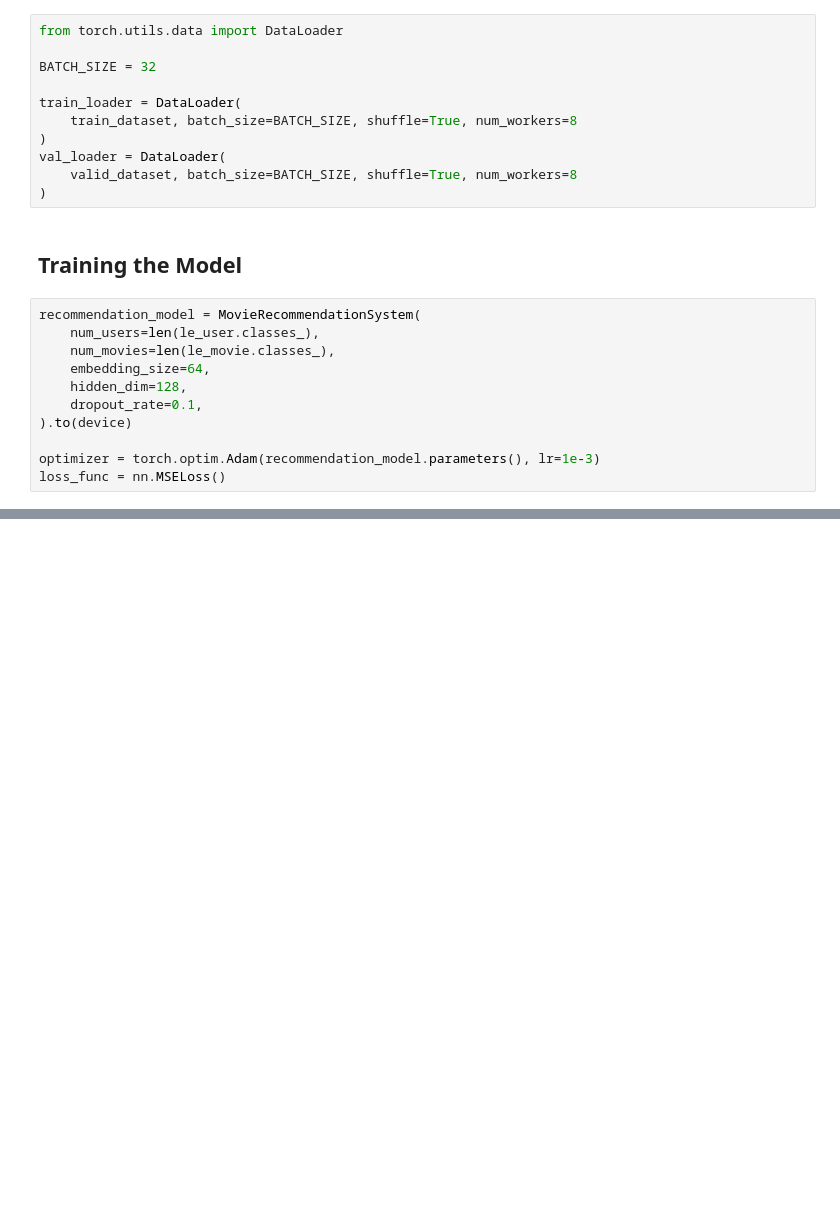
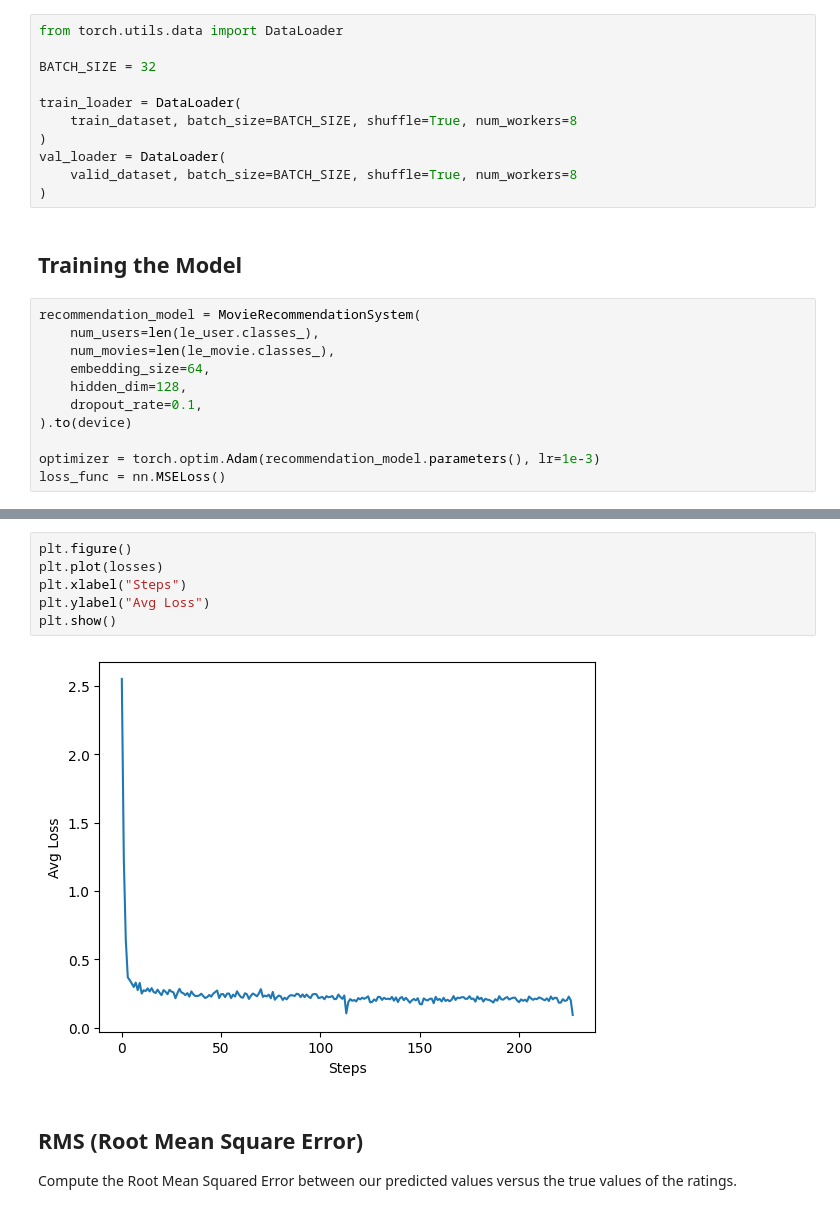
Before and after one commit to eschafir/movie-recomm-system, a Jupyter notebook: mrs.ipynb, the cells around one changed output, grey strips where cells are left out. Drawn from its saved outputs; the diff is of its cells as text; blank space fills up the shorter version.

```diff
--- a/mrs.ipynb
+++ b/mrs.ipynb
@@ -228,0 +274,12 @@ for e in range(EPOCHS):
+# %%
+plt.figure()
+plt.plot(losses)
+plt.xlabel("Steps")
+plt.ylabel("Avg Loss")
+plt.show()
+# %% [output]
+[figure, added]
+# %% [markdown]
+## RMS (Root Mean Square Error)
+
+Compute the Root Mean Squared Error between our predicted values versus the true values of the ratings.
```
Also changed, not shown: parts of 16 cells of this notebook, 1 other file.
